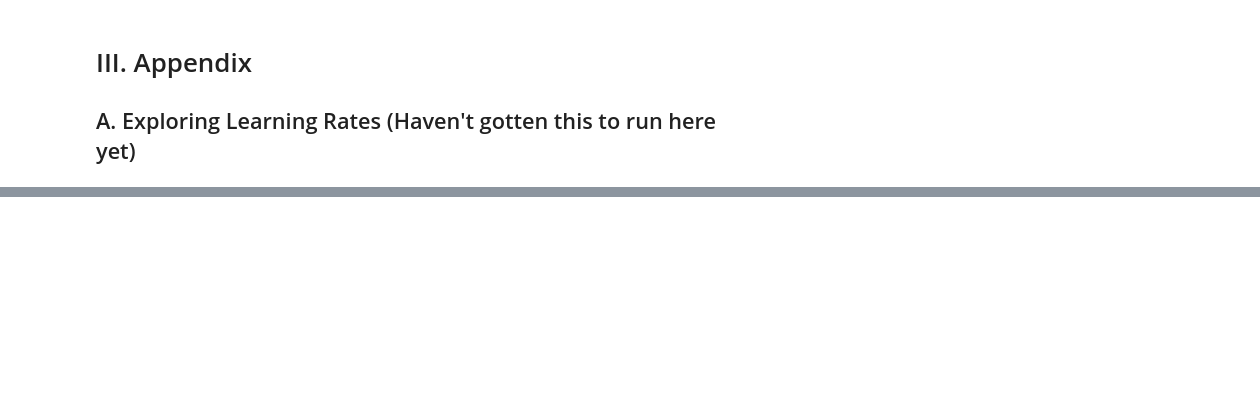
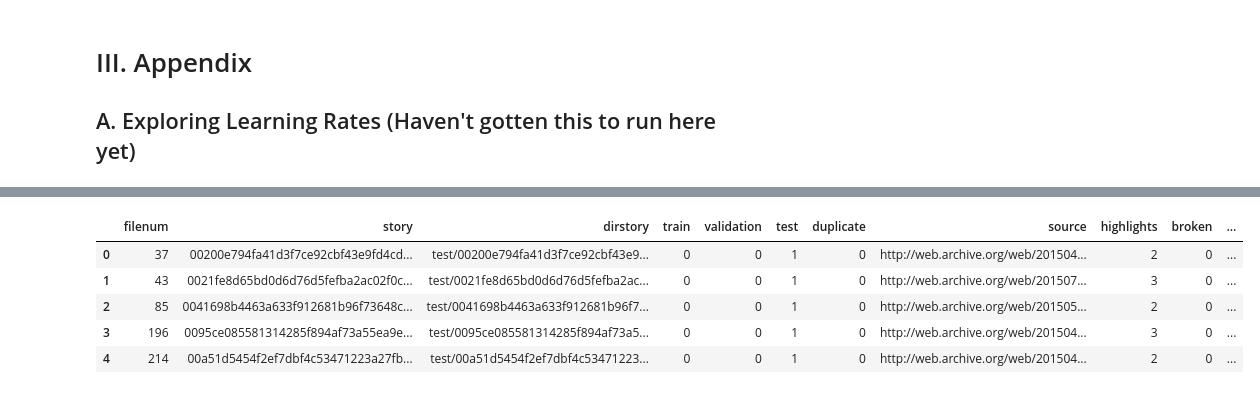
Before and after one commit to ernestomartinez/w266_final, a Jupyter notebook: Tell_Me_What_I_Dont_Know.ipynb, the cells around one changed output, grey strips where cells are left out. Saved outputs shown, nothing was run; the diff lists cells and outputs as text; code cells hidden in the pictures; blank space fills up the shorter version.

```diff
--- a/Tell_Me_What_I_Dont_Know.ipynb
+++ b/Tell_Me_What_I_Dont_Know.ipynb
@@ -1790,3 +1867,8 @@ Dataset({
  'init_mem_cpu_peaked_delta': 0,
  'init_mem_gpu_alloc_delta': 242026496,
  'init_mem_gpu_peaked_delta': 0}
+# %%
+test_results = pd.read_csv(TOPDIR + '/test_results_2.csv')
+test_results.drop('naive_rouge', axis=1, inplace=True)
+test_results.drop('naive_sum', axis=1, inplace=True)
+test_results.head()
@@ -2230,3 +2345,8 @@ print('ROUGE F1 (mean):',np.mean(rouge_score))
 250 stories passed, ROUGE F1 (mean): 0.1737653343166831
 251 stories passed, ROUGE F1 (mean): 0.17332599855643066
 252 stories passed, ROUGE F1 (mean): 0.1734521977693432
+# %%
+test_results = pd.read_csv(TOPDIR + '/test_results_3.csv')
+test_results.drop('repat_rouge', axis=1, inplace=True)
+test_results.drop('repat_sum', axis=1, inplace=True)
+test_results.head()
@@ -2360,0 +2594,11 @@ for rate in learn_rates:
+# %%
+from ast import literal_eval
+
+test_results = pd.read_csv(TOPDIR + '/test_results_4x.csv')
+test_results['base_rouge'] = test_results['base_rouge'].apply(literal_eval)
+test_results['single_rouge'] = test_results['single_rouge'].apply(literal_eval)
+test_results['naive_rouge'] = test_results['naive_rouge'].apply(literal_eval)
+test_results['repat_rouge'] = test_results['repat_rouge'].apply(literal_eval)
+test_results['repat_summ'] = test_results['repat_summ'].apply(literal_eval)
+
+test_results.head()
@@ -2360,0 +2706,15 @@ for rate in learn_rates:
+# %%
+test_results.columns
+# test_results.drop([0:3])
+test_results.drop('Unnamed: 0', axis='columns', inplace=True)
+test_results.drop('Unnamed: 0.1', axis='columns', inplace=True)
+test_results.drop('Unnamed: 0.1.1', axis='columns', inplace=True)
+test_results.drop('Unnamed: 0.1.1.1', axis='columns', inplace=True)
+test_results.head()
+# %% [output]
+|  | filenum | story | dirstory | train | validation | test | duplicate | source | highlights | broken | ... |
+| 0 | 37 | 00200e794fa41d3f7ce92cbf43e9fd4cd... | test/00200e794fa41d3f7ce92cbf43e9... | 0 | 0 | 1 | 0 | http://web.archive.org/web/201504... | 2 | 0 | ... |
+| 1 | 43 | 0021fe8d65bd0d6d76d5fefba2ac02f0c... | test/0021fe8d65bd0d6d76d5fefba2ac... | 0 | 0 | 1 | 0 | http://web.archive.org/web/201507... | 3 | 0 | ... |
+| 2 | 85 | 0041698b4463a633f912681b96f73648c... | test/0041698b4463a633f912681b96f7... | 0 | 0 | 1 | 0 | http://web.archive.org/web/201505... | 2 | 0 | ... |
+| 3 | 196 | 0095ce085581314285f894af73a55ea9e... | test/0095ce085581314285f894af73a5... | 0 | 0 | 1 | 0 | http://web.archive.org/web/201504... | 3 | 0 | ... |
+| 4 | 214 | 00a51d5454f2ef7dbf4c53471223a27fb... | test/00a51d5454f2ef7dbf4c53471223... | 0 | 0 | 1 | 0 | http://web.archive.org/web/201504... | 2 | 0 | ... |
```
Also changed, not shown: parts of 28 cells of this notebook, 2 other files.
